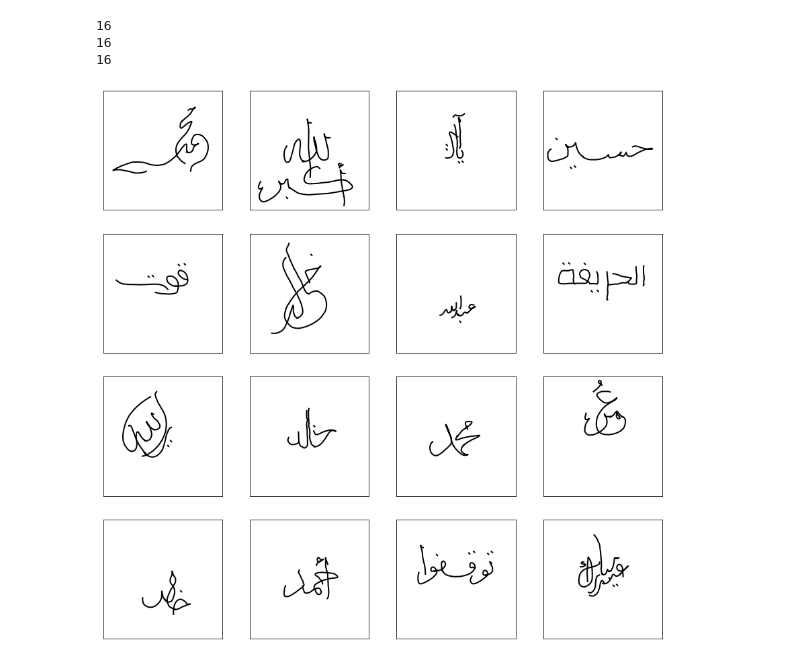
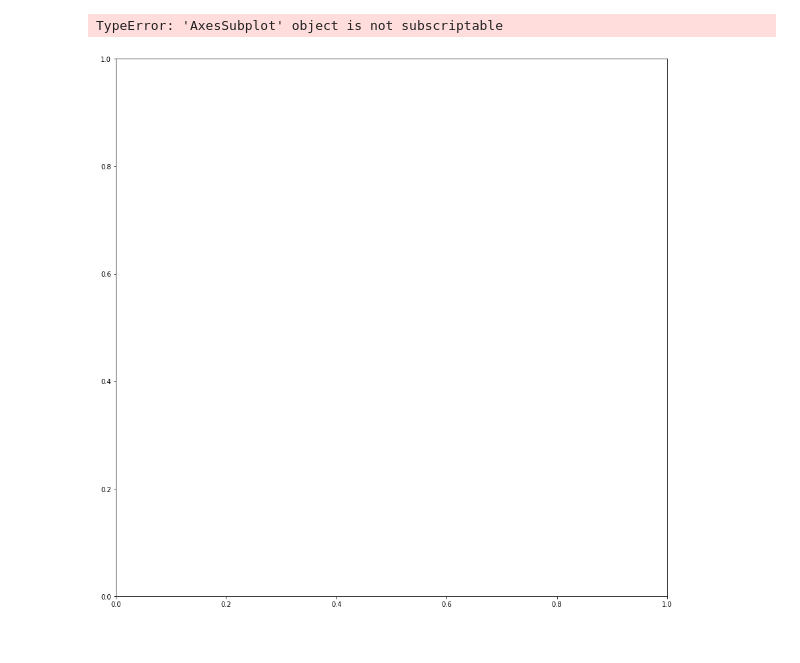
Before and after one commit to ARBML/Calliar, a Jupyter notebook: khatt_server/data_visualizer.ipynb, the cells around one changed output. Saved outputs shown, nothing was run; the diff lists cells and outputs as text; code cells hidden in the pictures.

```diff
--- a/khatt_server/data_visualizer.ipynb
+++ b/khatt_server/data_visualizer.ipynb
@@ -54,7 +70,7 @@ import numpy as np
 import matplotlib.pyplot as plt
 import matplotlib.animation as animation
 from random import shuffle
-num_sketches = 16
+num_sketches = 1
 npy_files = glob.glob('server/larger_data/*')
 shuffle(npy_files)
 mx = 0
@@ -94,37 +110,35 @@ lines = []
 for i in range(num_sketches):
     ax = axes[map_axes(i, num_sketches = num_sketches)]
     ax.set_ylim(600, 0)
     ax.set_xlim(0, 600)
     ax.set_xticks([])
     ax.set_yticks([])
     ax.set_aspect('equal', adjustable='box')
     line, = ax.plot([], [], lw=2, color = 'k')
     lines.append(line)
 
 # initialize the data arrays
 line_data = [([], []) for _ in range(num_sketches)]
 
 def run(data):
     global line_data, num_sketches
     for i in range(num_sketches):
         x, y, z = data[i]
         line_data[i][0].append(x)
         line_data[i][1].append(y)
         lines[i].set_data(line_data[i][0], line_data[i][1])
         if z == 1:
             line, = axes[map_axes(i, num_sketches = num_sketches)].plot([], [], lw=2, color = 'k')
             lines[i] = line
             line_data[i] = [[], []]
 
     return lines
 
 ani = animation.FuncAnimation(fig, run, data_gen, interval=10, repeat=False, save_count=max_count)
 d = ani.save(f'video.mp4', extra_args=['-vcodec', 'libx264'])
 # %% [output]
-16
-16
-16
+TypeError: 'AxesSubplot' object is not subscriptable
-[figure, old version]
+[figure, new version]
 # %%
 video = io.open('video.mp4', 'r+b').read()
 
```
Also changed, not shown: parts of 6 cells of this notebook, 4 other files.
